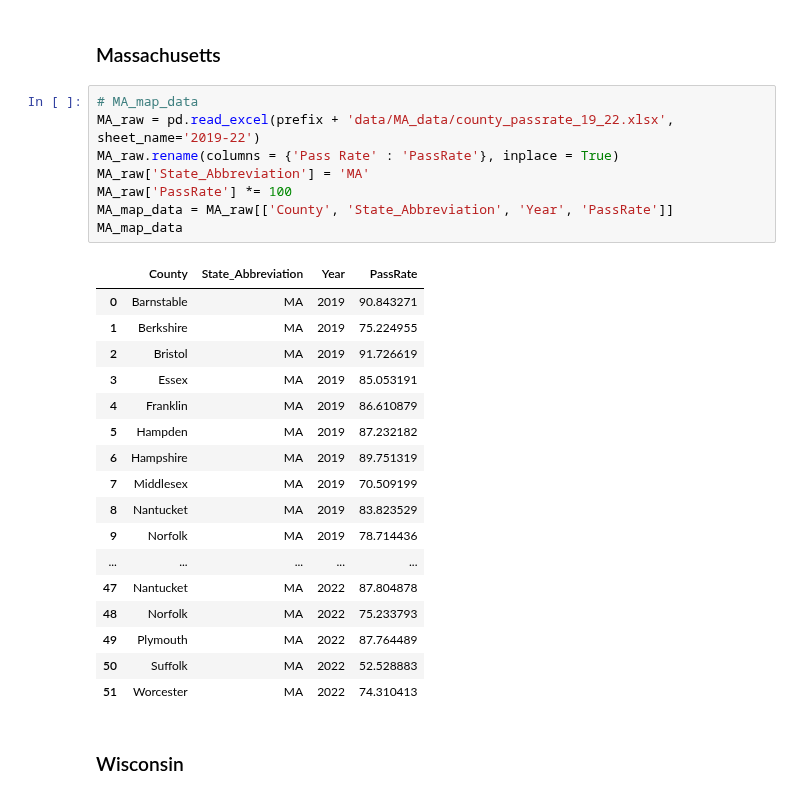
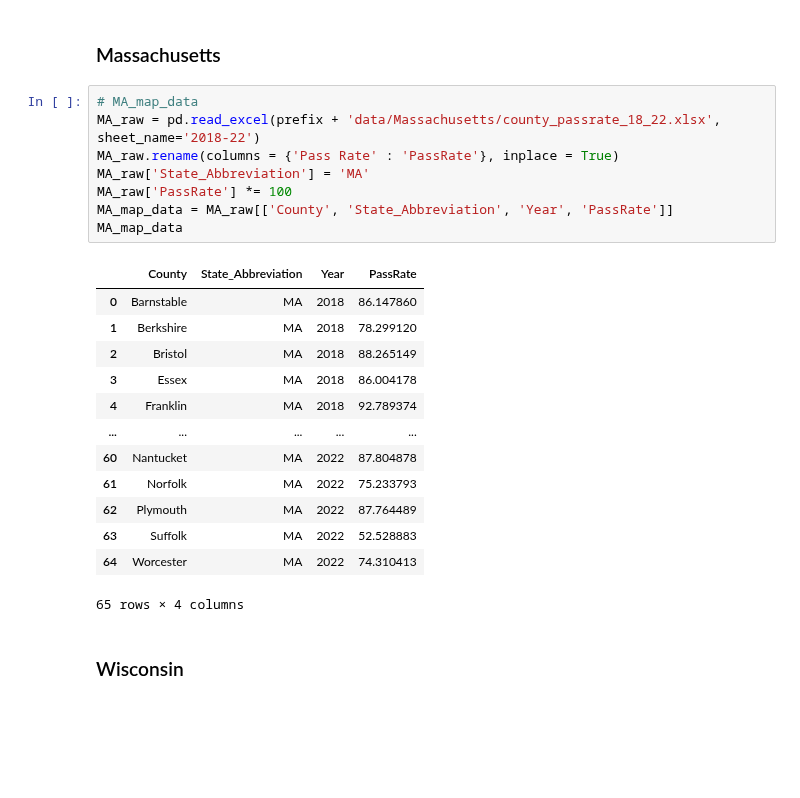
Before and after one commit to mcelhens/AP-Outcomes-to-University-Metrics, a Jupyter notebook: streamlit_app/Preparing_Choropleth_Data.ipynb, the cells around one changed output. Drawn from its saved outputs; the diff is of its cells as text; blank space fills up the shorter version.

```diff
--- a/streamlit_app/Preparing_Choropleth_Data.ipynb
+++ b/streamlit_app/Preparing_Choropleth_Data.ipynb
@@ -497,30 +474,26 @@ GA_map_data.head()
 ### Massachusetts
 # %%
 # MA_map_data
-MA_raw = pd.read_excel(prefix + 'data/MA_data/county_passrate_19_22.xlsx', sheet_name='2019-22')
+MA_raw = pd.read_excel(prefix + 'data/Massachusetts/county_passrate_18_22.xlsx', sheet_name='2018-22')
 MA_raw.rename(columns = {'Pass Rate' : 'PassRate'}, inplace = True)
 MA_raw['State_Abbreviation'] = 'MA'
 MA_raw['PassRate'] *= 100
 MA_map_data = MA_raw[['County', 'State_Abbreviation', 'Year', 'PassRate']]
 MA_map_data
 # %% [output]
 |  | County | State_Abbreviation | Year | PassRate |
-| 0 | Barnstable | MA | 2019 | 90.843271 |
-| 1 | Berkshire | MA | 2019 | 75.224955 |
-| 2 | Bristol | MA | 2019 | 91.726619 |
-| 3 | Essex | MA | 2019 | 85.053191 |
-| 4 | Franklin | MA | 2019 | 86.610879 |
-| 5 | Hampden | MA | 2019 | 87.232182 |
-| 6 | Hampshire | MA | 2019 | 89.751319 |
-| 7 | Middlesex | MA | 2019 | 70.509199 |
-| 8 | Nantucket | MA | 2019 | 83.823529 |
-| 9 | Norfolk | MA | 2019 | 78.714436 |
+| 0 | Barnstable | MA | 2018 | 86.147860 |
+| 1 | Berkshire | MA | 2018 | 78.299120 |
+| 2 | Bristol | MA | 2018 | 88.265149 |
+| 3 | Essex | MA | 2018 | 86.004178 |
+| 4 | Franklin | MA | 2018 | 92.789374 |
 | ... | ... | ... | ... | ... |
-| 47 | Nantucket | MA | 2022 | 87.804878 |
-| 48 | Norfolk | MA | 2022 | 75.233793 |
-| 49 | Plymouth | MA | 2022 | 87.764489 |
-| 50 | Suffolk | MA | 2022 | 52.528883 |
-| 51 | Worcester | MA | 2022 | 74.310413 |
+| 60 | Nantucket | MA | 2022 | 87.804878 |
+| 61 | Norfolk | MA | 2022 | 75.233793 |
+| 62 | Plymouth | MA | 2022 | 87.764489 |
+| 63 | Suffolk | MA | 2022 | 52.528883 |
+| 64 | Worcester | MA | 2022 | 74.310413 |
+65 rows × 4 columns
 # %% [markdown]
 ### Wisconsin
 # %%
```
Also changed, not shown: parts of 9 cells of this notebook, 9 other files.
